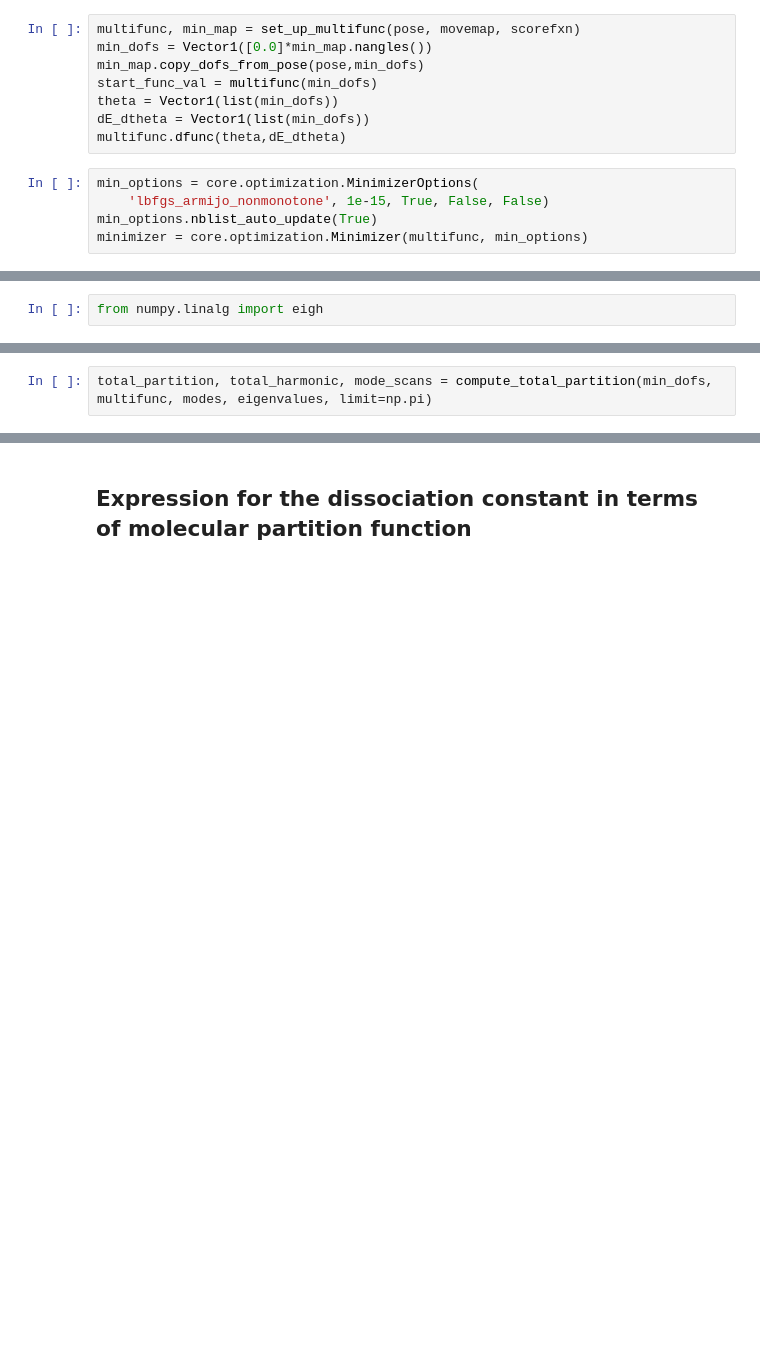
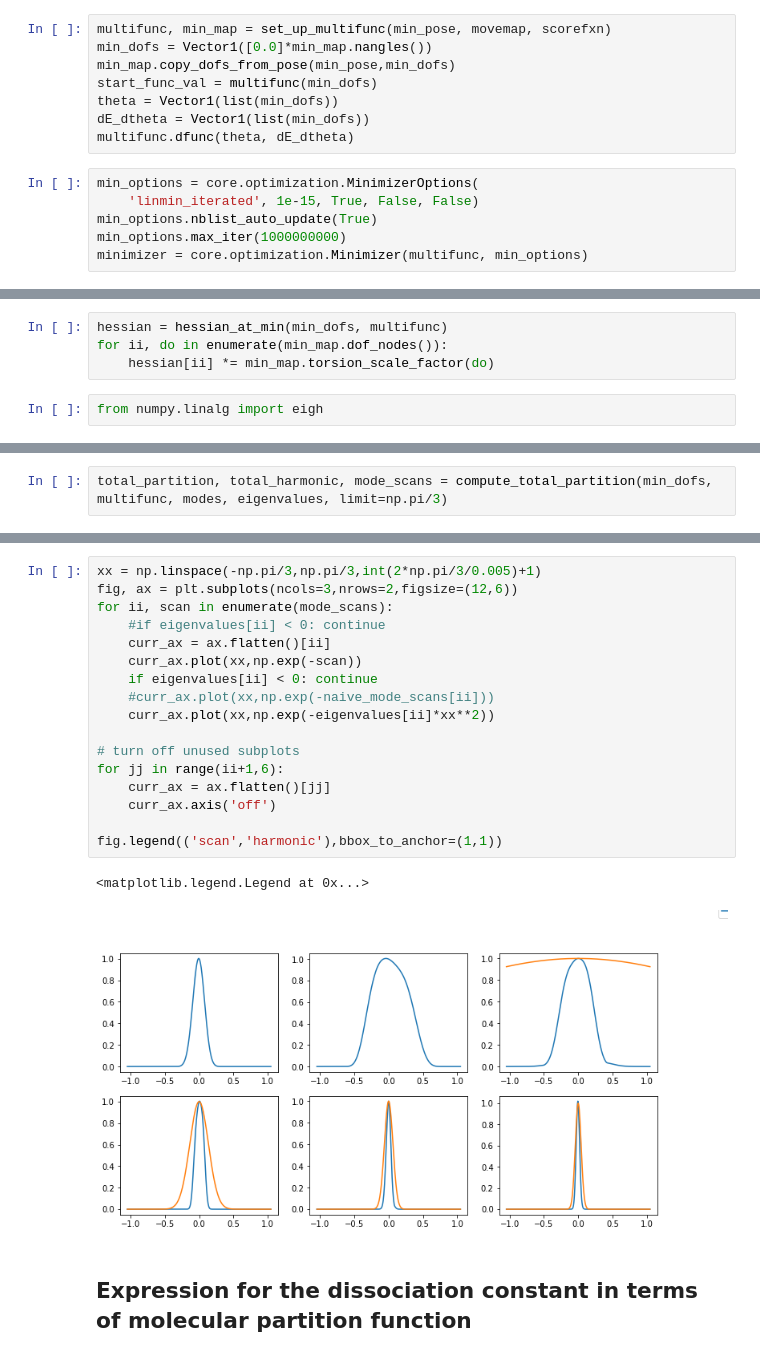
Before and after one commit to maa805/mining-minima, a Jupyter notebook: MiningMinima/scratch/rb_multifunc_devel.ipynb, the cells around one changed output, grey strips where cells are left out. Saved outputs shown, nothing was run; the diff lists cells and outputs as text; blank space fills up the shorter version.

```diff
--- a/MiningMinima/scratch/rb_multifunc_devel.ipynb
+++ b/MiningMinima/scratch/rb_multifunc_devel.ipynb
@@ -53,16 +65,17 @@ def set_up_multifunc(pose, movemap, scorefxn):
     return multifunc, min_map
 # %%
-multifunc, min_map = set_up_multifunc(pose, movemap, scorefxn)
+multifunc, min_map = set_up_multifunc(min_pose, movemap, scorefxn)
 min_dofs = Vector1([0.0]*min_map.nangles())
-min_map.copy_dofs_from_pose(pose,min_dofs)
+min_map.copy_dofs_from_pose(min_pose,min_dofs)
 start_func_val = multifunc(min_dofs)
 theta = Vector1(list(min_dofs))
 dE_dtheta = Vector1(list(min_dofs))
-multifunc.dfunc(theta,dE_dtheta)
+multifunc.dfunc(theta, dE_dtheta)
 # %%
 min_options = core.optimization.MinimizerOptions(
-    'lbfgs_armijo_nonmonotone', 1e-15, True, False, False)
+    'linmin_iterated', 1e-15, True, False, False)
 min_options.nblist_auto_update(True)
+min_options.max_iter(1000000000)
 minimizer = core.optimization.Minimizer(multifunc, min_options)
 # %%
 min_dofs = Vector1(list(theta))
@@ -78,3 +90,7 @@ hessian = hessian_at_min(min_dofs, multifunc)
+# %%
+hessian = hessian_at_min(min_dofs, multifunc)
+for ii, do in enumerate(min_map.dof_nodes()):
+    hessian[ii] *= min_map.torsion_scale_factor(do)
 # %%
 from numpy.linalg import eigh
 # %%
@@ -88,2 +144,2 @@ min_map.reset_jump_rb_deltas(pose, array_to_vector1(new_dofs))
 # %%
-total_partition, total_harmonic, mode_scans = compute_total_partition(min_dofs, multifunc, modes, eigenvalues, limit=np.pi)
+total_partition, total_harmonic, mode_scans = compute_total_partition(min_dofs, multifunc, modes, eigenvalues, limit=np.pi/3)
@@ -94,3 +149,23 @@ print multifunc(array_to_vector1(min_dofs)) + 0.5*np.log(np.linalg.det(hessian))
+# %%
+xx = np.linspace(-np.pi/3,np.pi/3,int(2*np.pi/3/0.005)+1)
+fig, ax = plt.subplots(ncols=3,nrows=2,figsize=(12,6))
+for ii, scan in enumerate(mode_scans):
+    #if eigenvalues[ii] < 0: continue
+    curr_ax = ax.flatten()[ii]
+    curr_ax.plot(xx,np.exp(-scan))
+    if eigenvalues[ii] < 0: continue
+    #curr_ax.plot(xx,np.exp(-naive_mode_scans[ii]))
+    curr_ax.plot(xx,np.exp(-eigenvalues[ii]*xx**2))
+
+# turn off unused subplots
+for jj in range(ii+1,6):
+    curr_ax = ax.flatten()[jj]
+    curr_ax.axis('off')
+
+fig.legend(('scan','harmonic'),bbox_to_anchor=(1,1))
+# %% [output]
+<matplotlib.legend.Legend at 0x...>
+[figure, added]
 # %% [markdown]
 ## Expression for the dissociation constant in terms of molecular partition function
 # %% [markdown]
```
Also changed, not shown: parts of 18 cells of this notebook, 4 other files.
